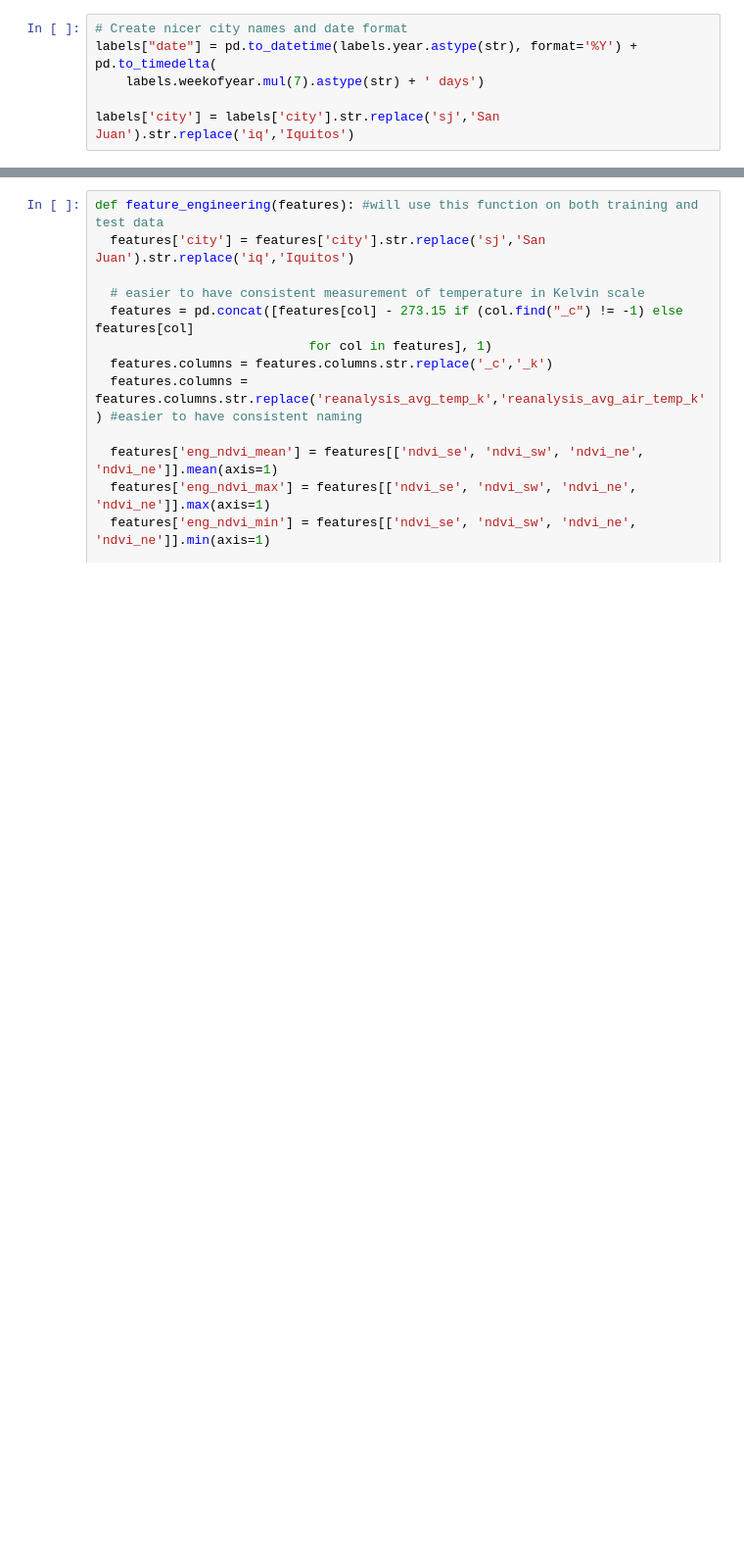
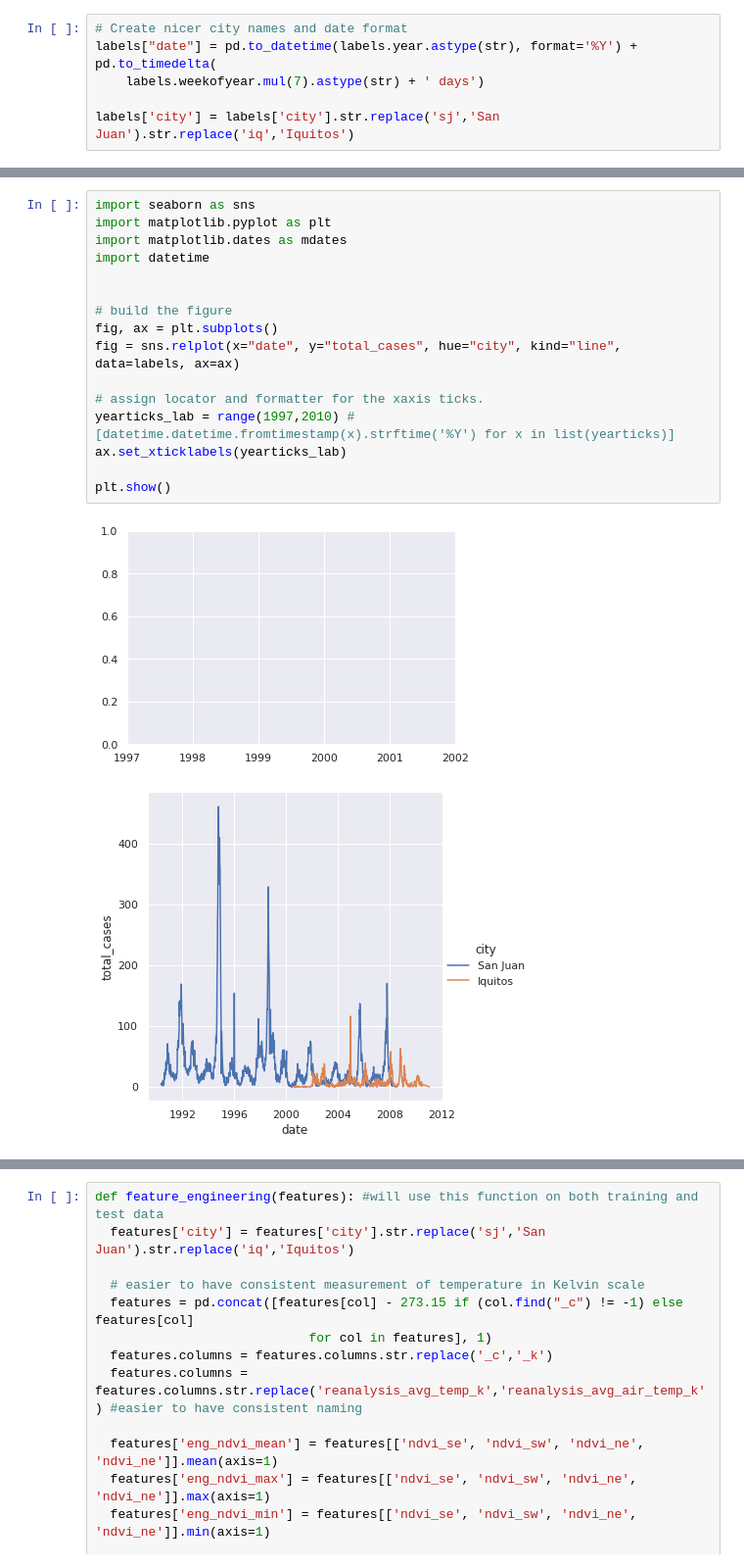
Before and after one commit to kmilonas/Dengue-fever, a Jupyter notebook: Dengue.ipynb, the cells around one changed output, grey strips where cells are left out. Shown at 98% size. Cells and saved outputs as stored; diff of their text form; blank space fills up the shorter version.

```diff
--- a/Dengue.ipynb
+++ b/Dengue.ipynb
@@ -57,0 +94,19 @@ sns.relplot(x="date", y="total_cases", hue="city", kind="line",
+# %%
+import seaborn as sns
+import matplotlib.pyplot as plt
+import matplotlib.dates as mdates
+import datetime
+
+
+# build the figure
+fig, ax = plt.subplots()
+fig = sns.relplot(x="date", y="total_cases", hue="city", kind="line", data=labels, ax=ax)
+
+# assign locator and formatter for the xaxis ticks.
+yearticks_lab = range(1997,2010) #[datetime.datetime.fromtimestamp(x).strftime('%Y') for x in list(yearticks)]
+ax.set_xticklabels(yearticks_lab)
+
+plt.show()
+# %% [output]
+[figure, added]
+[figure, added]
```
Also changed, not shown: parts of 8 cells of this notebook.
